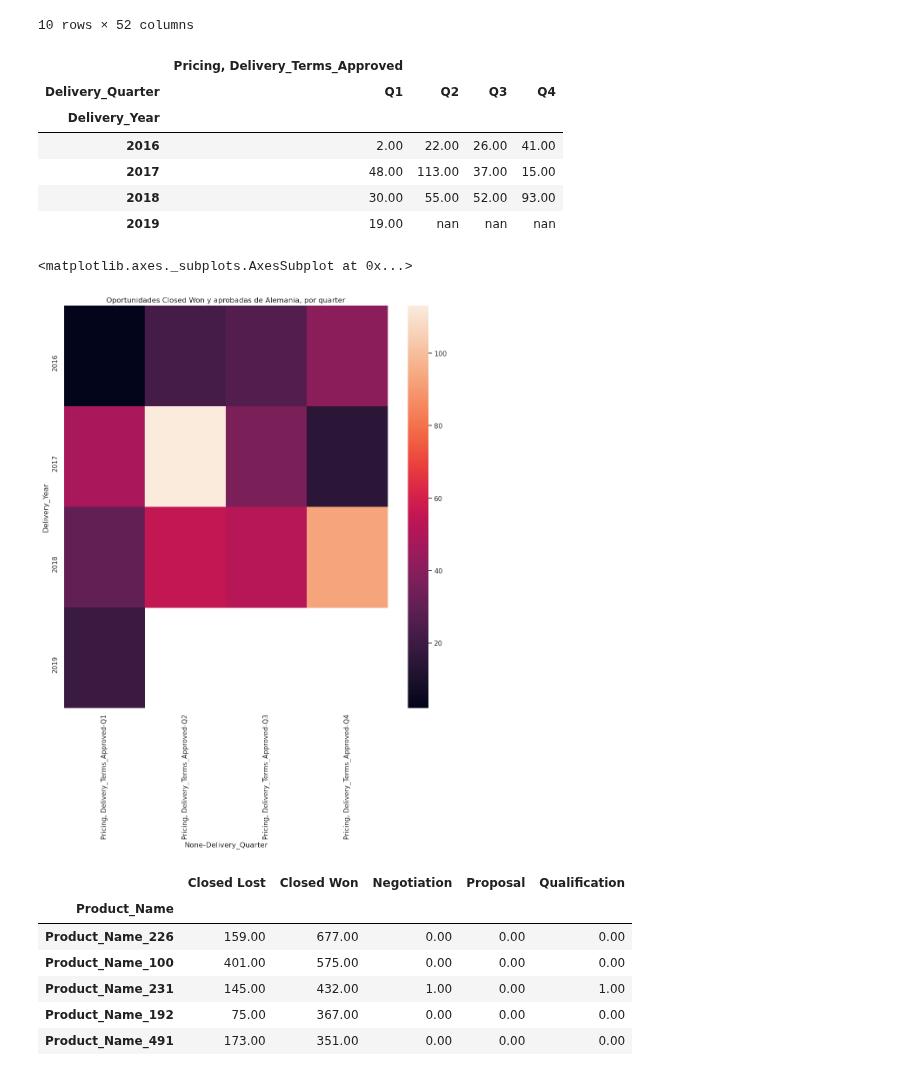
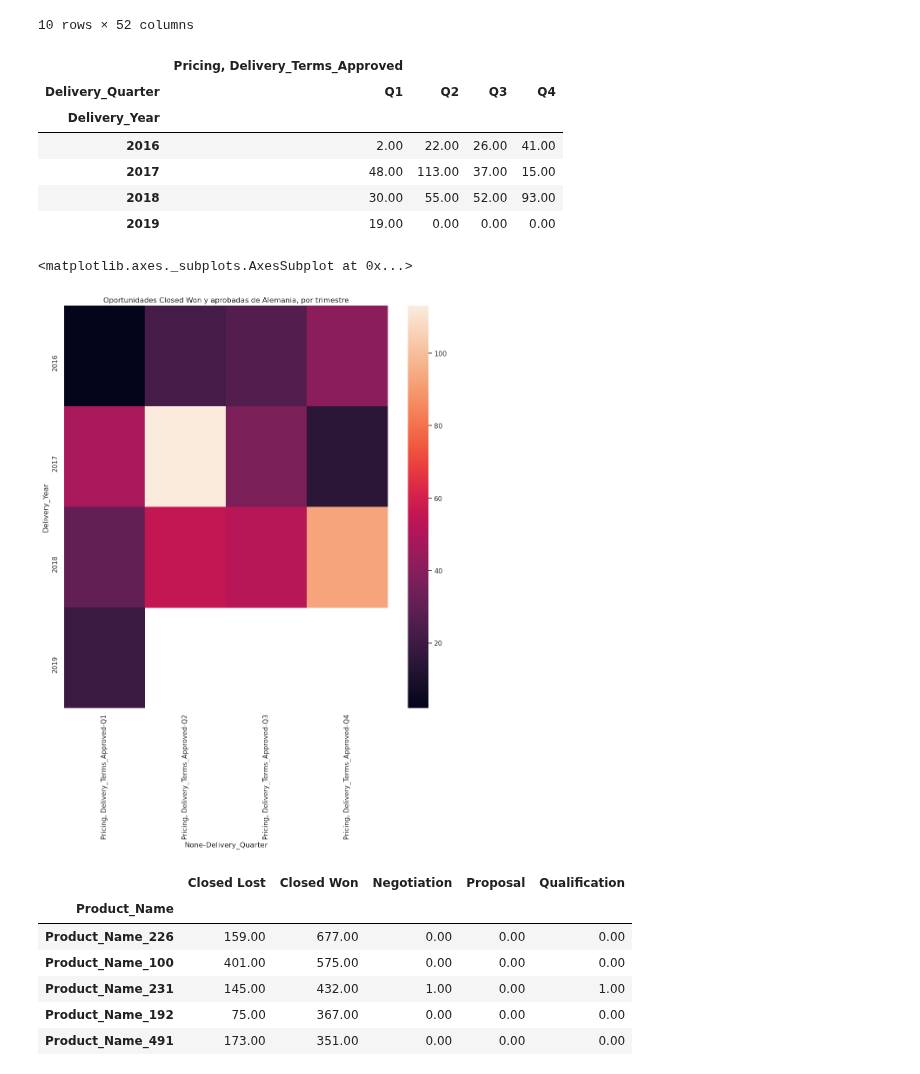
Before and after one commit to germanbc/Organizacion-de-Datos-2c2020-TP1, a Jupyter notebook: TP1 - Daiana v2.ipynb, the cells around one changed output. Drawn from its saved outputs; the diff is of its cells as text; code cells hidden in the pictures.

```diff
--- a/TP1 - Daiana v2.ipynb
+++ b/TP1 - Daiana v2.ipynb
@@ -25,7 +25,6 @@ eci = pd.read_csv('Entrenamieto_ECI_2020.csv')
 # %%
 Germany = eci[eci['Territory'] == 'Germany']
 Germany = Germany[Germany['Pricing, Delivery_Terms_Approved'] == 1]
-Germany = Germany[Germany['Total_Amount_Currency'] == 'EUR']
 Germany.head(10)
 # %% [output]
 |  | ID | Region | Territory | Pricing, Delivery_Terms_Quote_Appr | Pricing, Delivery_Terms_Approved | Bureaucratic_Code_0_Approval | ... |
@@ -74,7 +73,7 @@ GermanyWonEUR.head(10)
 10 rows × 52 columns
 # %%
 GermanyQuarters = GermanyWonEUR.groupby(['Delivery_Year','Delivery_Quarter']).agg({'Pricing, Delivery_Terms_Approved':'sum'}).unstack()
-GermanyQuarters
+GermanyQuarters.fillna(0)
 # %% [output]
 |  | Pricing, Delivery_Terms_Approved |  |  |  |
 | Delivery_Quarter | Q1 | Q2 | Q3 | Q4 |
@@ -82,14 +81,14 @@ GermanyQuarters
 | 2016 | 2.00 | 22.00 | 26.00 | 41.00 |
 | 2017 | 48.00 | 113.00 | 37.00 | 15.00 |
 | 2018 | 30.00 | 55.00 | 52.00 | 93.00 |
-| 2019 | 19.00 | nan | nan | nan |
+| 2019 | 19.00 | 0.00 | 0.00 | 0.00 |
 # %%
 fig, ax = plt.subplots(figsize=(12,12))
-ax.set_title('Oportunidades Closed Won y aprobadas de Alemania, por quarter')
+ax.set_title('Oportunidades Closed Won y aprobadas de Alemania, por trimestre')
 sns.heatmap(GermanyQuarters,ax = ax)
 # %% [output]
 <matplotlib.axes._subplots.AxesSubplot at 0x...>
-[figure, old version]
+[figure, new version]
 # %%
 productos = eci.groupby('Product_Name')['Stage'].value_counts().to_frame()
 productos = productos.unstack()
```
Also changed, not shown: parts of 3 cells of this notebook.
